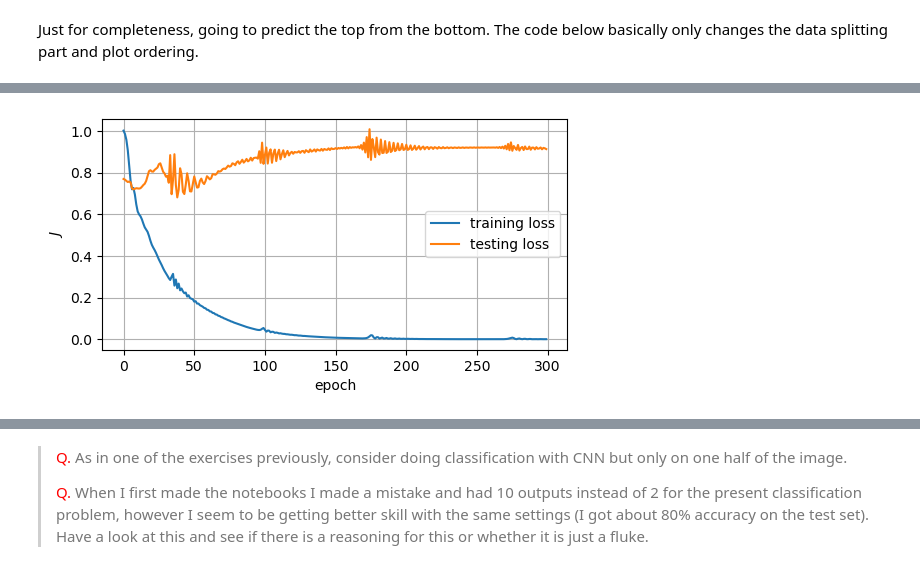
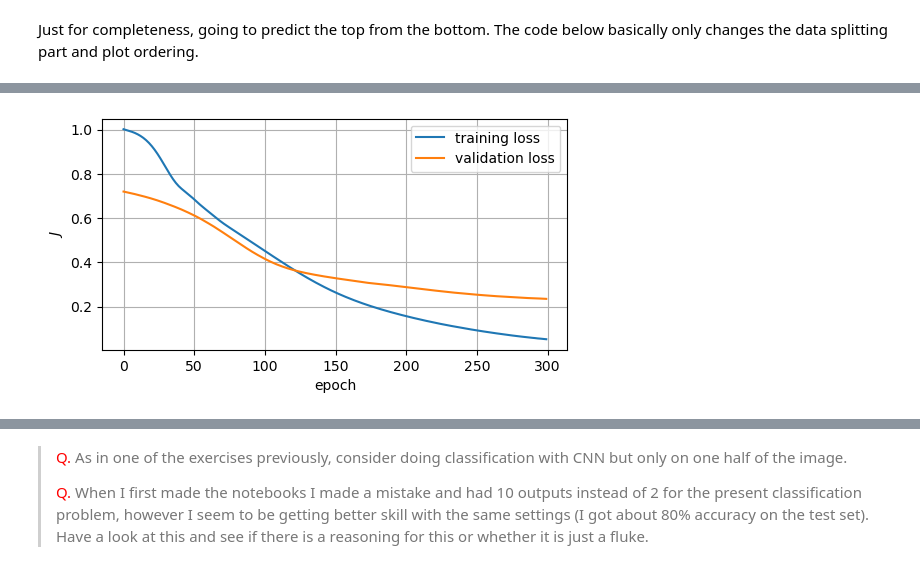
Before and after one commit to julianmak/OCES4303_ML_ocean, a Jupyter notebook: rendered/09_convolutional_neural_networks.ipynb, the cells around one changed output, grey strips where cells are left out. Drawn from its saved outputs; the diff is of its cells as text; code cells hidden in the pictures.

```diff
--- a/rendered/09_convolutional_neural_networks.ipynb
+++ b/rendered/09_convolutional_neural_networks.ipynb
@@ -103,8 +142,9 @@ For the present classification problem the inputs we have were integers, and aft
 # data convertion in to pytorch objects
 print(f"X_train array shape before = {X_train.shape}")
 
-X_train, X_test = torch.FloatTensor(X_train), torch.FloatTensor(X_test)
-Y_train, Y_test = torch.LongTensor(Y_train), torch.LongTensor(Y_test)
+X_train, Y_train = torch.FloatTensor(X_train), torch.LongTensor(Y_train)
+X_test, Y_test = torch.FloatTensor(X_test), torch.LongTensor(Y_test)
+X_valid, Y_valid = torch.FloatTensor(X_valid), torch.LongTensor(Y_valid)
 
 print(f"X_train tensor size after = {X_train.size()}")
 print(" ")
@@ -183,7 +223,7 @@ Here we need to initialise the neural network model in order to pass the model w
 torch.manual_seed(1234)
 
 model = nn_classify_pets()
-learning_rate = 0.001
+learning_rate = 0.0001
 J = nn.CrossEntropyLoss()
 optimizer = optim.Adam(model.parameters(), lr=learning_rate)  # default is 0.001
 
@@ -230,34 +271,38 @@ There are multiple parts to this. Below code wraps everything up in one subrouti
 # %%
 # wrap the training up
 
-def training(model, optimizer, J, X_train, Y_train, X_test, Y_test,
+def training(model, optimizer, J, X_train, Y_train, X_valid, Y_valid,
              num_epochs=500, out_epoch=50):
 
     # define things to dump into for loss curve
     train_J = np.zeros(num_epochs)
-    test_J  = np.zeros(num_epochs)
+    valid_J = np.zeros(num_epochs)
 
     for epoch in range(num_epochs):
 
         # iteration step
+
+        model.train()  # put the model in training mode (taping is on)
         optimizer.zero_grad()  # clear gradients if it exists (from loss.backward())
         Y_pred = model(X_train)  # feed-forward
         J_train = J(Y_pred, Y_train) # compute loss
         J_train.backward()  # back propagation
         optimizer.step()  # iterate
+        model.eval()   # put the model in evaluation mode (taping is off for diags below)
 
         # diagnostics: evaluation of metrics as we go along
-        Y_pred = model(X_test)
-        J_test = J(Y_pred, Y_test)
-        train_J[epoch] = J_train.item()
-        test_J[epoch] = J_test.item()
+        with torch.no_grad():  # force no taping just in case
+            Y_pred = model(X_valid)
+            J_valid = J(Y_pred, Y_valid)
+            train_J[epoch] = J_train.item()
+            valid_J[epoch] = J_valid.item()
 
         if (epoch + 1) % out_epoch == 0:
             print(f"Epoch {epoch+1}/{num_epochs}, "
                 + f"Train Loss: {J_train.item():.4f}, "
-                + f"Test Loss: {J_test.item():.4f}")
+                + f"Validation Loss: {J_valid.item():.4f}")
 
-    return model, train_J, test_J
+    return model, train_J, valid_J
 # %% [markdown]
 ### 5. Train the model and evaluate it accordingly.
 
@@ -818,11 +982,12 @@ optimizer = optim.Adam(model.parameters(), lr=learning_rate)  # default is 0.001
 
 # change the shape of input for the CNN
 X_train = X_train.view(-1, 1, 64, 64)
+X_valid = X_valid.view(-1, 1, 64, 64)
 X_test = X_test.view(-1, 1, 64, 64)
 
 # do the actual training
-model, train_J, test_J = training(model, optimizer, J,
-                                  X_train, Y_train,
-                                  X_test, Y_test,
-                                  num_epochs=300, out_epoch=30)
+model, train_J, valid_J = training(model, optimizer, J,
+                                   X_train, Y_train,
+                                   X_valid, Y_valid,
+                                   num_epochs=300, out_epoch=30)
 # %% [output]
@@ -1110,14 +1366,14 @@ Epoch 300/300, Train Loss: 0.0003, Test Loss: 0.9131
 # %%
 fig = plt.figure(figsize=(6, 3))
 ax = plt.axes()
 ax.plot(train_J, label="training loss")
-ax.plot(test_J, label="testing loss")
+ax.plot(valid_J, label="validation loss")
 ax.set_xlabel("epoch")
 ax.set_ylabel(r"$J$")
 ax.grid()
 ax.legend();
 # %% [output]
-[figure, old version]
+[figure, new version]
 # %%
 # could be passed accordingly to plotting commands (internally convert to np arrays presumably)
 # going to convert here just so I can basically lift code directly from before
```
Also changed, not shown: parts of 39 cells of this notebook, 4 other files.
